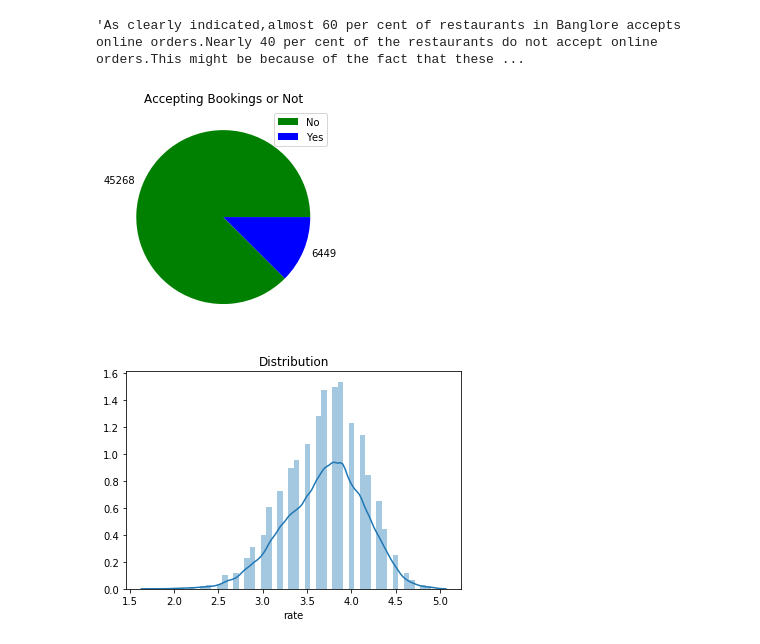
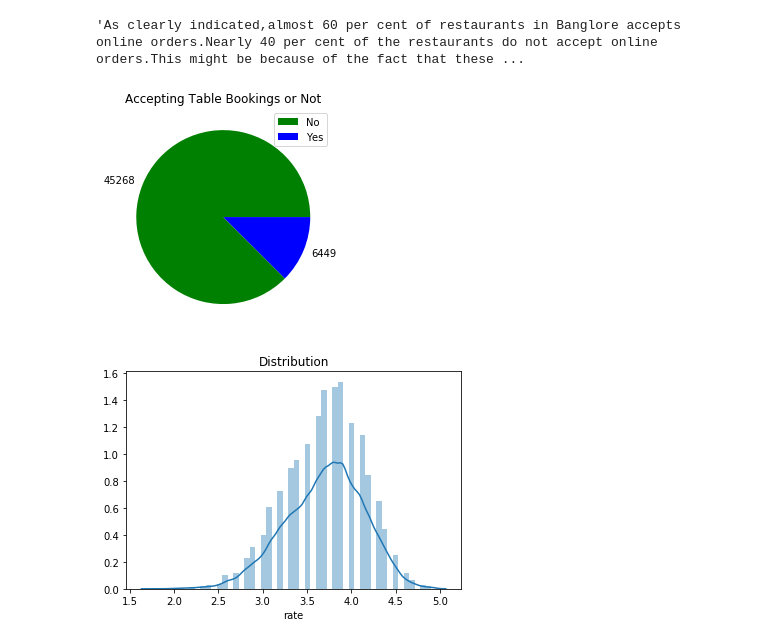
Before and after one commit to robinsaheb/ResturantReviews, a Jupyter notebook: Zomato Notebook.ipynb, the cells around one changed output. Cells and saved outputs as stored; diff of their text form; code cells hidden in the pictures.

```diff
--- a/Zomato Notebook.ipynb
+++ b/Zomato Notebook.ipynb
@@ -75,13 +75,13 @@ This might be because of the fact that these restaurants cannot afford to pay co
 # %%
 # How many accpet tables booking
 BookOrd = zomato['book_table'].value_counts()
 labels = ['No', 'Yes']
 plt.pie(BookOrd, labels = BookOrd, colors = ['green', 'blue'])
 plt.legend(labels)
-plt.title('Accepting Bookings or Not')
+plt.title('Accepting Table Bookings or Not')
 plt.show()
 # %% [output]
-[figure, old version]
+[figure, new version]
 # %%
 #Almost 90 percent of restaurants in Banglore do not provide table booking facility.
 #In India you cannot find table booking facility in any average restaurants,usually only five star restaurants
```
Also changed, not shown: parts of 4 cells of this notebook.
